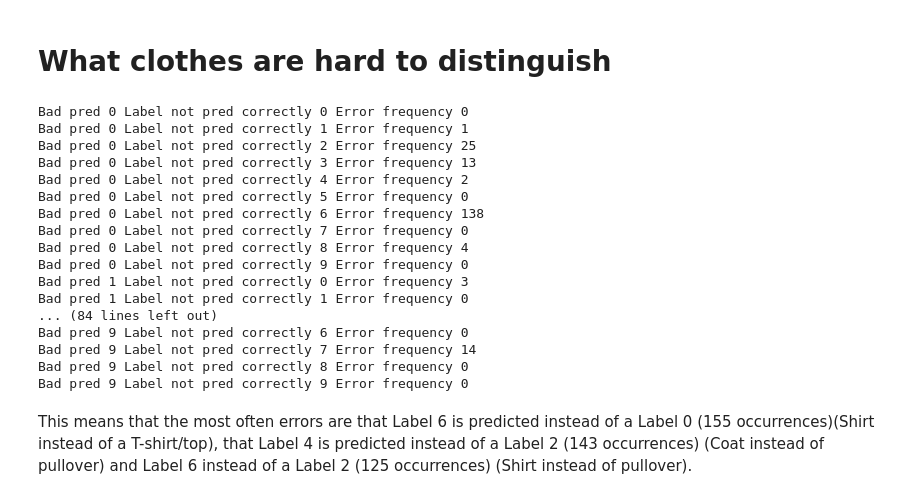
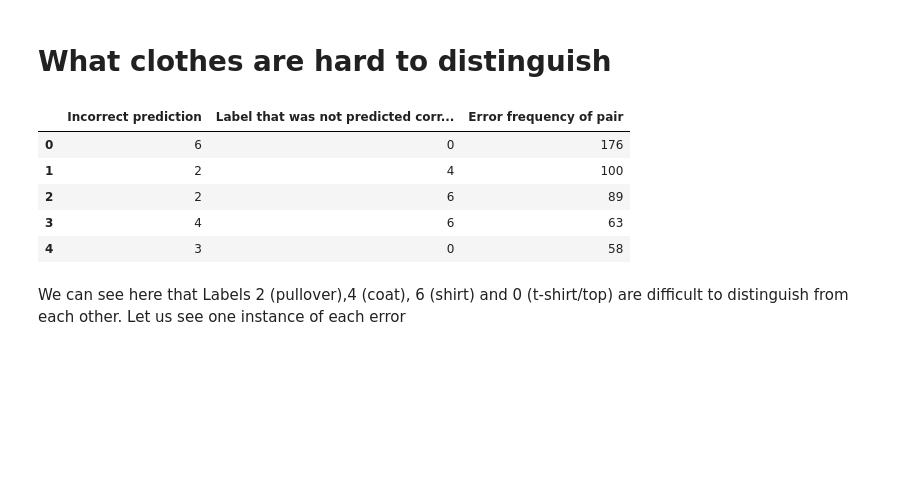
Before and after one commit to JLechuga94/Machine-Learning, a Jupyter notebook: notebook12_dm_fashion_mnist.ipynb, the cells around one changed output. Cells and saved outputs as stored; diff of their text form; code cells hidden in the pictures; blank space fills up the shorter version.

Commit message:
Add part about  clothes that are hard to distinguish

```diff
--- a/notebook12_dm_fashion_mnist.ipynb
+++ b/notebook12_dm_fashion_mnist.ipynb
@@ -260,36 +257,13 @@ for i in range(len(test_labels)):
 # %%
-#c is an array of incorrect predictions and d is an array of the labels that were not predicted correctly
-c = []
-d = []
+incorrect_predictions= []
+labels_not_correctly_predicted_by_model = []
+i = 0
+for i in range(len(predicted_labels)):
+    if predicted_labels[i]!=actual_labels[i]:
+        incorrect_predictions.append(predicted_labels[i])
+        labels_not_correctly_predicted_by_model.append(actual_labels[i])
 
-for i in range(len(a)):
-    if a[i]!=b[i]:
-        c.append(a[i])
-        d.append(b[i])
 
-#pairs is just turning the two arrays c and d into 1 in order to count the occurrences
-pairs = np.column_stack((c, d))
+#pairs is just turning the two arrays incco incorrect_predictions and labels_not_correctly_predicted_by_model into one in order to count the occurrences
+pairs = np.column_stack((incorrect_predictions, labels_not_correctly_predicted_by_model))
 pairs = pairs.tolist()
-# %%
-#need to fix this but basically this shows the frequency of what is incorrectly predicted instead of what should be
-for i in range(10):
-    for j in range(10):
-        print("Bad pred",i,"Label not pred correctly",j,"Error frequency",pairs.count([i,j]))
-# %% [output]
-Bad pred 0 Label not pred correctly 0 Error frequency 0
-Bad pred 0 Label not pred correctly 1 Error frequency 1
-Bad pred 0 Label not pred correctly 2 Error frequency 25
-Bad pred 0 Label not pred correctly 3 Error frequency 13
-Bad pred 0 Label not pred correctly 4 Error frequency 2
-Bad pred 0 Label not pred correctly 5 Error frequency 0
-Bad pred 0 Label not pred correctly 6 Error frequency 138
-Bad pred 0 Label not pred correctly 7 Error frequency 0
-Bad pred 0 Label not pred correctly 8 Error frequency 4
-Bad pred 0 Label not pred correctly 9 Error frequency 0
-Bad pred 1 Label not pred correctly 0 Error frequency 3
-Bad pred 1 Label not pred correctly 1 Error frequency 0
-... (84 lines left out)
-Bad pred 9 Label not pred correctly 6 Error frequency 0
-Bad pred 9 Label not pred correctly 7 Error frequency 14
-Bad pred 9 Label not pred correctly 8 Error frequency 0
-Bad pred 9 Label not pred correctly 9 Error frequency 0
@@ -298,2 +269,0 @@ Bad pred 9 Label not pred correctly 9 Error frequency 0
-# %% [markdown]
-This means that the most often errors are that Label 6 is predicted instead of a Label 0 (155 occurrences)(Shirt instead of a T-shirt/top), that Label 4 is predicted instead of a Label 2 (143 occurrences) (Coat instead of pullover) and Label 6 instead of a Label 2 (125 occurrences) (Shirt instead of pullover).
@@ -301,0 +270,23 @@ This means that the most often errors are that Label 6 is predicted instead of a
+# %%
+#Here we find the most common errors
+columns = ['Incorrect prediction','Label that was not predicted correctly', 'Error frequency of pair']
+df= pd.DataFrame(columns=columns)
+df
+for i in range(10):
+    for j in range(10):
+        df = df.append({'Incorrect prediction': i, 'Label that was not predicted correctly':j,'Error frequency of pair':pairs.count([i,j])}, ignore_index=True)
+
+df = df.sort_values(['Error frequency of pair'], ascending=[False])
+df = df.reset_index()
+df = df.drop(df.columns[0], axis=1)
+
+df.head()
+# %% [output]
+|  | Incorrect prediction | Label that was not predicted corr... | Error frequency of pair |
+| 0 | 6 | 0 | 176 |
+| 1 | 2 | 4 | 100 |
+| 2 | 2 | 6 | 89 |
+| 3 | 4 | 6 | 63 |
+| 4 | 3 | 0 | 58 |
+# %% [markdown]
+We can see here that Labels 2 (pullover),4 (coat), 6 (shirt) and 0 (t-shirt/top) are difficult to distinguish from each other. Let us see one instance of each error
```
Also changed, not shown: parts of 12 cells of this notebook.
